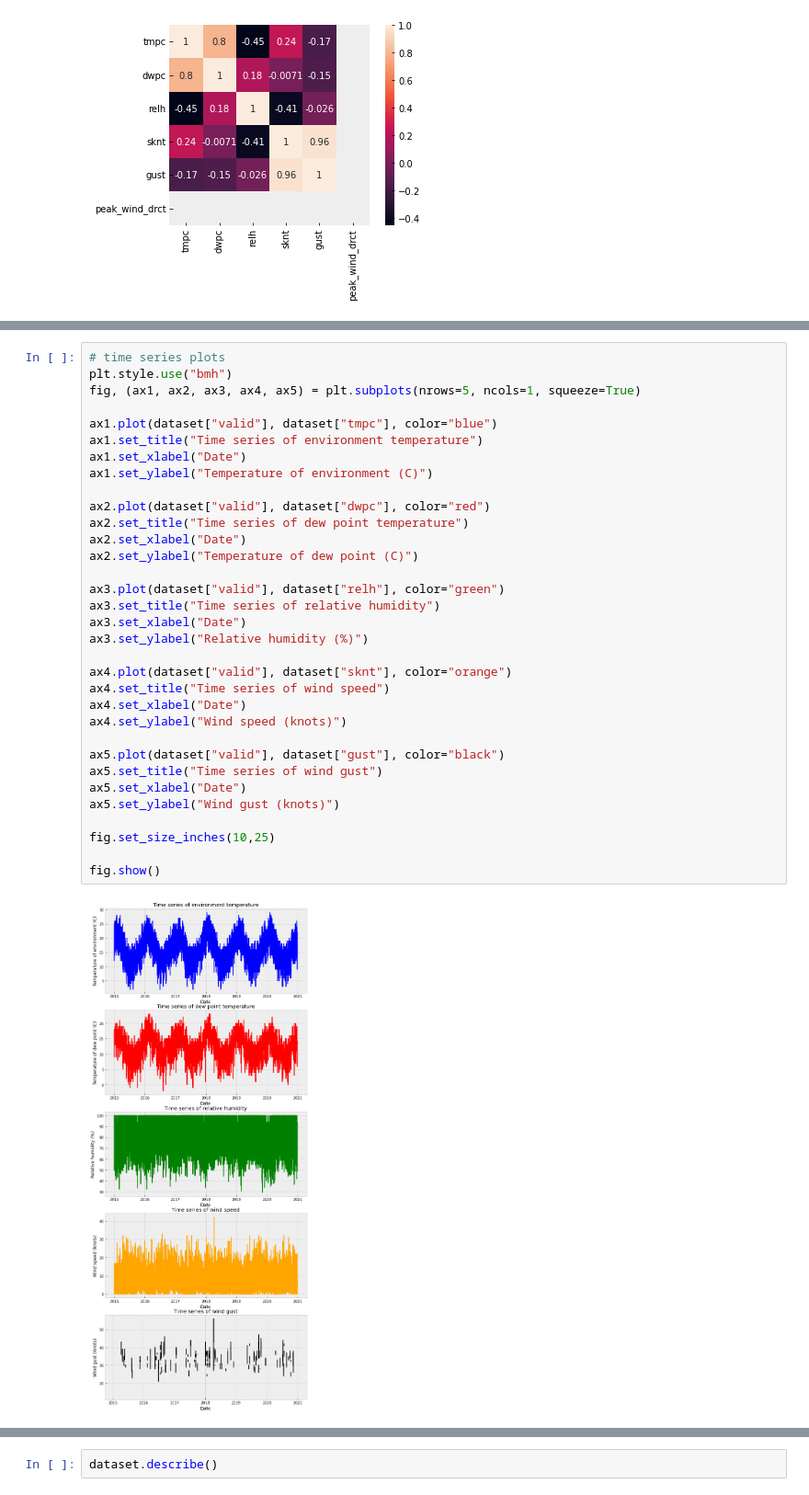
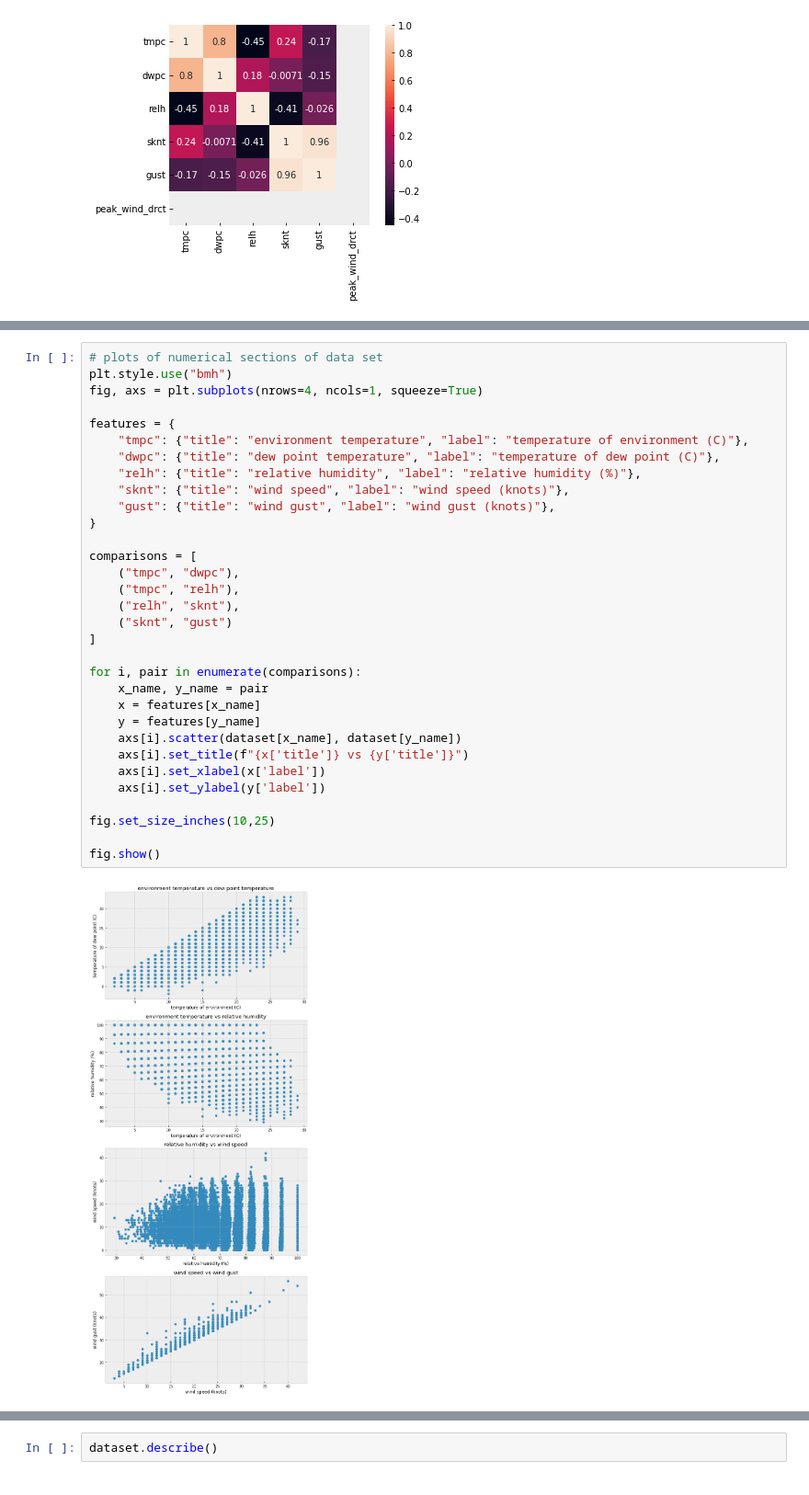
Before and after one commit to aguo921/2022-Phase-2, a Jupyter notebook: 3. Data Science/submission.ipynb, the cells around one changed output, grey strips where cells are left out. Shown at 92% size. Saved outputs shown, nothing was run; the diff lists cells and outputs as text.

Commit message:
Data modelling, edit preprocessing

```diff
--- a/3. Data Science/submission.ipynb
+++ b/3. Data Science/submission.ipynb
@@ -118,35 +94,34 @@ fig.show()
-# %%
-# time series plots
-plt.style.use("bmh")
-fig, (ax1, ax2, ax3, ax4, ax5) = plt.subplots(nrows=5, ncols=1, squeeze=True)
-
-ax1.plot(dataset["valid"], dataset["tmpc"], color="blue")
-ax1.set_title("Time series of environment temperature")
-ax1.set_xlabel("Date")
-ax1.set_ylabel("Temperature of environment (C)")
-
-ax2.plot(dataset["valid"], dataset["dwpc"], color="red")
-ax2.set_title("Time series of dew point temperature")
-ax2.set_xlabel("Date")
-ax2.set_ylabel("Temperature of dew point (C)")
-
-ax3.plot(dataset["valid"], dataset["relh"], color="green")
-ax3.set_title("Time series of relative humidity")
-ax3.set_xlabel("Date")
-ax3.set_ylabel("Relative humidity (%)")
-
-ax4.plot(dataset["valid"], dataset["sknt"], color="orange")
-ax4.set_title("Time series of wind speed")
-ax4.set_xlabel("Date")
-ax4.set_ylabel("Wind speed (knots)")
-
-ax5.plot(dataset["valid"], dataset["gust"], color="black")
-ax5.set_title("Time series of wind gust")
-ax5.set_xlabel("Date")
-ax5.set_ylabel("Wind gust (knots)")
-
-fig.set_size_inches(10,25)
-
-fig.show()
-# %% [output]
-[figure, removed]
+# %%
+# plots of numerical sections of data set
+plt.style.use("bmh")
+fig, axs = plt.subplots(nrows=4, ncols=1, squeeze=True)
+
+features = {
+    "tmpc": {"title": "environment temperature", "label": "temperature of environment (C)"},
+    "dwpc": {"title": "dew point temperature", "label": "temperature of dew point (C)"},
+    "relh": {"title": "relative humidity", "label": "relative humidity (%)"},
+    "sknt": {"title": "wind speed", "label": "wind speed (knots)"},
+    "gust": {"title": "wind gust", "label": "wind gust (knots)"},
+}
+
+comparisons = [
+    ("tmpc", "dwpc"),
+    ("tmpc", "relh"),
+    ("relh", "sknt"),
+    ("sknt", "gust")
+]
+
+for i, pair in enumerate(comparisons):
+    x_name, y_name = pair
+    x = features[x_name]
+    y = features[y_name]
+    axs[i].scatter(dataset[x_name], dataset[y_name])
+    axs[i].set_title(f"{x['title']} vs {y['title']}")
+    axs[i].set_xlabel(x['label'])
+    axs[i].set_ylabel(y['label'])
+
+fig.set_size_inches(10,25)
+
+fig.show()
+# %% [output]
+[figure, added]
```
Also changed, not shown: parts of 25 cells of this notebook.
